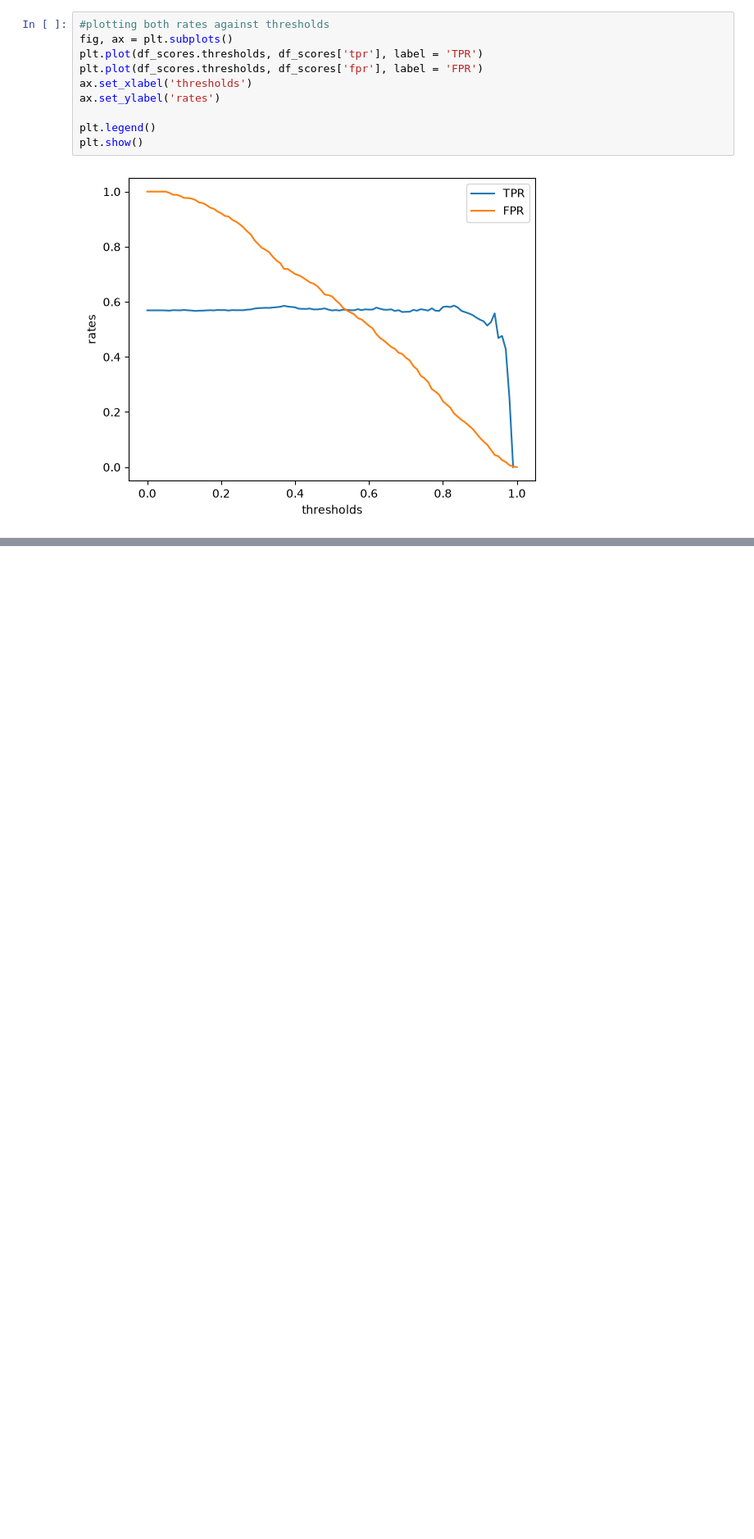
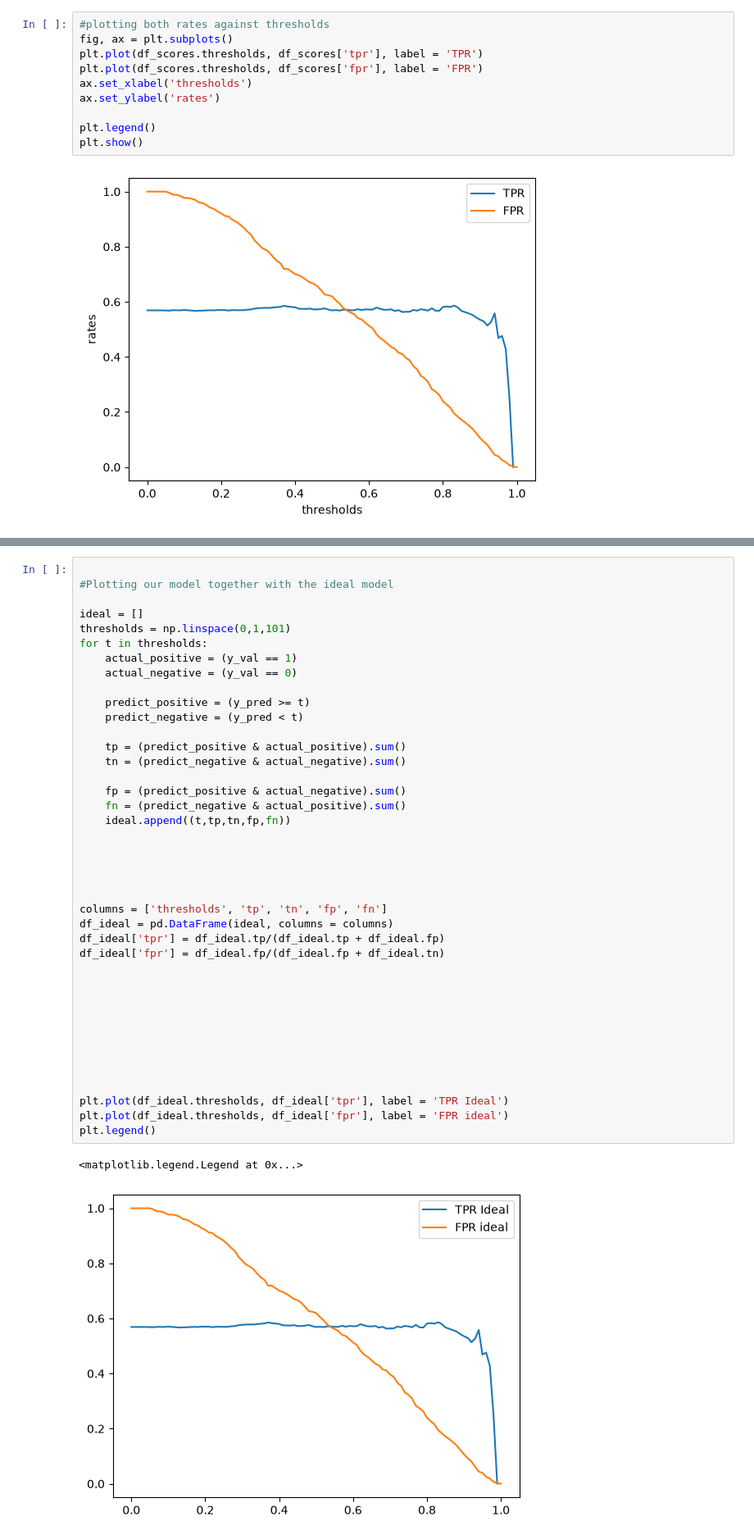
Before and after one commit to oscanx/Machine-Learning-zoomcamp-homework, a Jupyter notebook: Classification_Homework.ipynb, the cells around one changed output, grey strips where cells are left out. Shown at 82% size. Saved outputs shown, nothing was run; the diff lists cells and outputs as text; blank space fills up the shorter version.

```diff
--- a/Classification_Homework.ipynb
+++ b/Classification_Homework.ipynb
@@ -566,0 +585,43 @@ plt.show()
+# %%
+
+#Plotting our model together with the ideal model
+
+ideal = []
+thresholds = np.linspace(0,1,101)
+for t in thresholds:
+    actual_positive = (y_val == 1)
+    actual_negative = (y_val == 0)
+
+    predict_positive = (y_pred >= t)
+    predict_negative = (y_pred < t)
+
+    tp = (predict_positive & actual_positive).sum()
+    tn = (predict_negative & actual_negative).sum()
+
+    fp = (predict_positive & actual_negative).sum()
+    fn = (predict_negative & actual_positive).sum()
+    ideal.append((t,tp,tn,fp,fn))
+
+
+
+
+
+columns = ['thresholds', 'tp', 'tn', 'fp', 'fn']
+df_ideal = pd.DataFrame(ideal, columns = columns)
+df_ideal['tpr'] = df_ideal.tp/(df_ideal.tp + df_ideal.fp)
+df_ideal['fpr'] = df_ideal.fp/(df_ideal.fp + df_ideal.tn)
+
+
+
+
+
+
+
+
+
+plt.plot(df_ideal.thresholds, df_ideal['tpr'], label = 'TPR Ideal')
+plt.plot(df_ideal.thresholds, df_ideal['fpr'], label = 'FPR ideal')
+plt.legend()
+# %% [output]
+<matplotlib.legend.Legend at 0x...>
+[figure, added]
```
Also changed, not shown: parts of 4 cells of this notebook.
